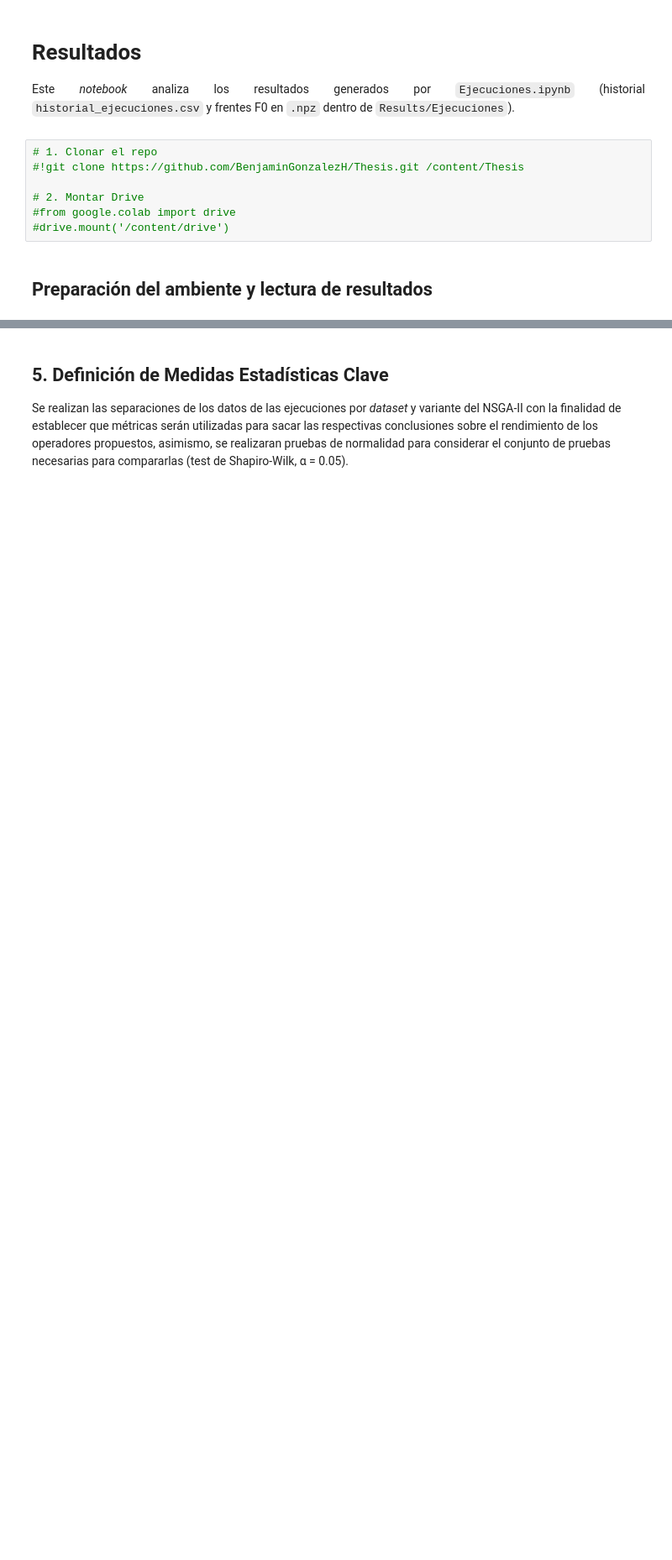
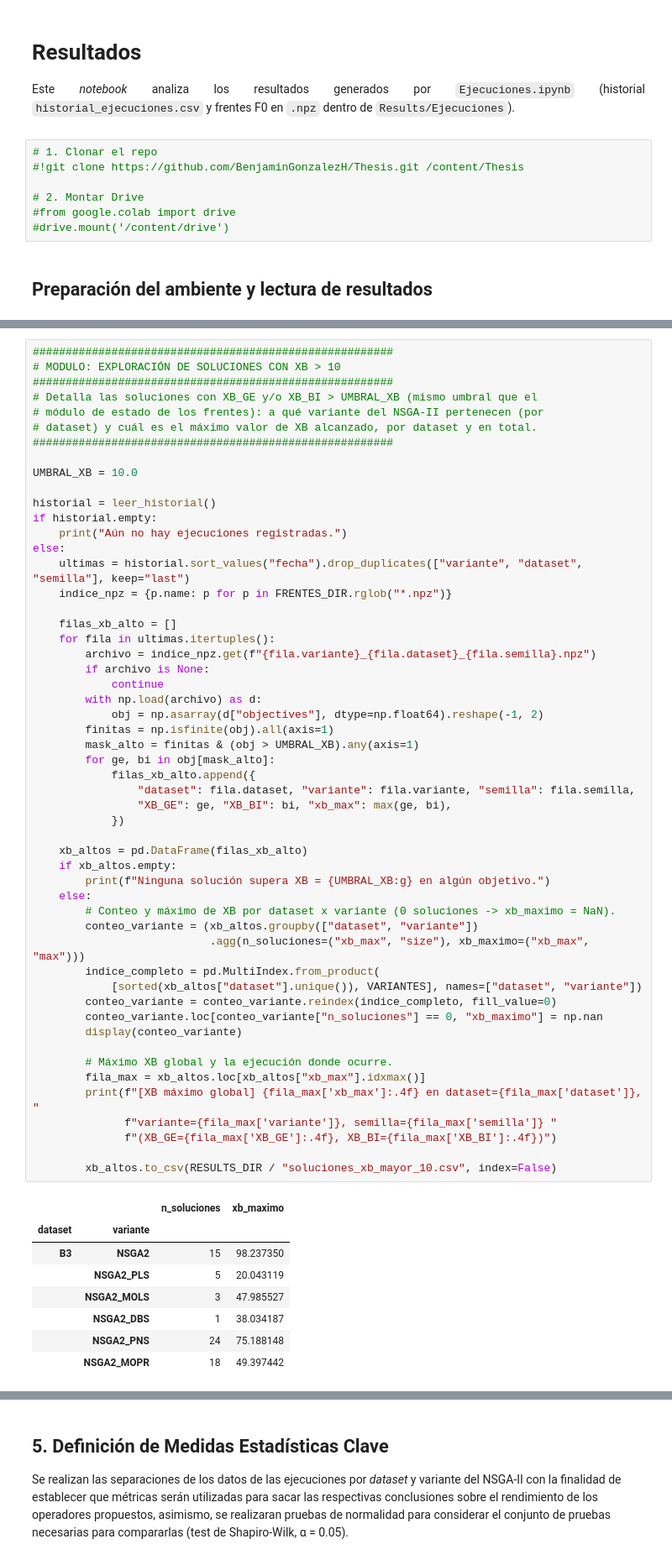
Before and after one commit to BenjaminGonzalezH/Thesis, a Jupyter notebook: Resultados.ipynb, the cells around one changed output, grey strips where cells are left out. Shown at 84% size. Saved outputs shown, nothing was run; the diff lists cells and outputs as text; blank space fills up the shorter version.

```diff
--- a/Resultados.ipynb
+++ b/Resultados.ipynb
@@ -106,0 +205,62 @@ print(f"[resultados] {RESULTS_DIR} | {len(_h)} ejecuciones en el historial")
+# %%
+#######################################################
+# MODULO: EXPLORACIÓN DE SOLUCIONES CON XB > 10
+#######################################################
+# Detalla las soluciones con XB_GE y/o XB_BI > UMBRAL_XB (mismo umbral que el
+# módulo de estado de los frentes): a qué variante del NSGA-II pertenecen (por
+# dataset) y cuál es el máximo valor de XB alcanzado, por dataset y en total.
+#######################################################
+
+UMBRAL_XB = 10.0
+
+historial = leer_historial()
+if historial.empty:
+    print("Aún no hay ejecuciones registradas.")
+else:
+    ultimas = historial.sort_values("fecha").drop_duplicates(["variante", "dataset", "semilla"], keep="last")
+    indice_npz = {p.name: p for p in FRENTES_DIR.rglob("*.npz")}
+
+    filas_xb_alto = []
+    for fila in ultimas.itertuples():
+        archivo = indice_npz.get(f"{fila.variante}_{fila.dataset}_{fila.semilla}.npz")
+        if archivo is None:
+            continue
+        with np.load(archivo) as d:
+            obj = np.asarray(d["objectives"], dtype=np.float64).reshape(-1, 2)
+        finitas = np.isfinite(obj).all(axis=1)
+        mask_alto = finitas & (obj > UMBRAL_XB).any(axis=1)
+        for ge, bi in obj[mask_alto]:
+            filas_xb_alto.append({
+                "dataset": fila.dataset, "variante": fila.variante, "semilla": fila.semilla,
+                "XB_GE": ge, "XB_BI": bi, "xb_max": max(ge, bi),
+            })
+
+    xb_altos = pd.DataFrame(filas_xb_alto)
+    if xb_altos.empty:
+        print(f"Ninguna solución supera XB = {UMBRAL_XB:g} en algún objetivo.")
+    else:
+        # Conteo y máximo de XB por dataset x variante (0 soluciones -> xb_maximo = NaN).
+        conteo_variante = (xb_altos.groupby(["dataset", "variante"])
+                           .agg(n_soluciones=("xb_max", "size"), xb_maximo=("xb_max", "max")))
+        indice_completo = pd.MultiIndex.from_product(
+            [sorted(xb_altos["dataset"].unique()), VARIANTES], names=["dataset", "variante"])
+        conteo_variante = conteo_variante.reindex(indice_completo, fill_value=0)
+        conteo_variante.loc[conteo_variante["n_soluciones"] == 0, "xb_maximo"] = np.nan
+        display(conteo_variante)
+
+        # Máximo XB global y la ejecución donde ocurre.
+        fila_max = xb_altos.loc[xb_altos["xb_max"].idxmax()]
+        print(f"[XB máximo global] {fila_max['xb_max']:.4f} en dataset={fila_max['dataset']}, "
+              f"variante={fila_max['variante']}, semilla={fila_max['semilla']} "
+              f"(XB_GE={fila_max['XB_GE']:.4f}, XB_BI={fila_max['XB_BI']:.4f})")
+
+        xb_altos.to_csv(RESULTS_DIR / "soluciones_xb_mayor_10.csv", index=False)
+# %% [output]
+|  |  | n_soluciones | xb_maximo |
+| dataset | variante |  |  |
+| B3 | NSGA2 | 15 | 98.237350 |
+|  | NSGA2_PLS | 5 | 20.043119 |
+|  | NSGA2_MOLS | 3 | 47.985527 |
+|  | NSGA2_DBS | 1 | 38.034187 |
+|  | NSGA2_PNS | 24 | 75.188148 |
+|  | NSGA2_MOPR | 18 | 49.397442 |
```
Also changed, not shown: parts of 4 cells of this notebook, 2 other files.
